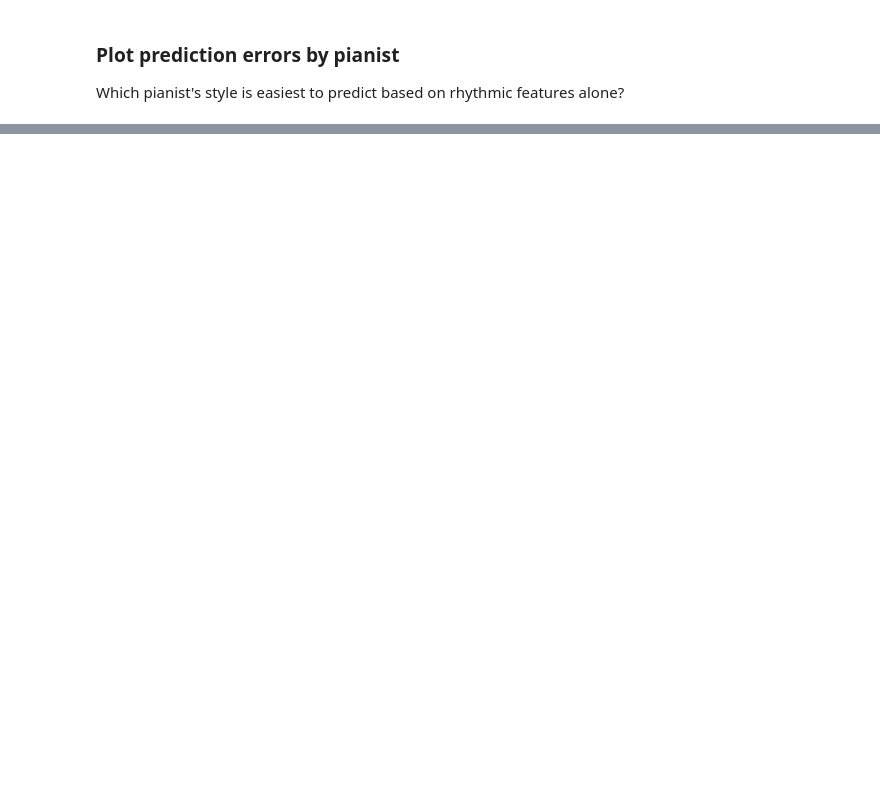
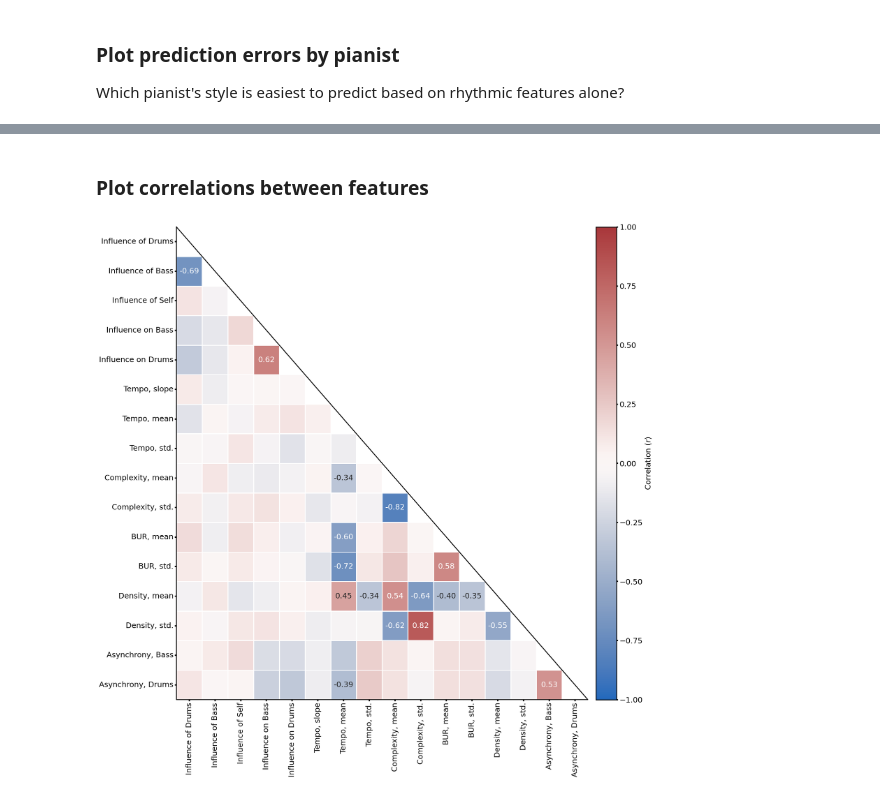
Before and after one commit to HuwCheston/Jazz-Trio-Database, a Jupyter notebook: notebooks/0.1-cheston-random-forest-features.ipynb, the cells around one changed output, grey strips where cells are left out. Saved outputs shown, nothing was run; the diff lists cells and outputs as text; code cells hidden in the pictures; blank space fills up the shorter version.

```diff
--- a/notebooks/0.1-cheston-random-forest-features.ipynb
+++ b/notebooks/0.1-cheston-random-forest-features.ipynb
@@ -474,0 +510,70 @@ plt.show()
+# %% [markdown]
+### Plot correlations between features
+# %%
+class HeatMapFeatureCorrelation(vutils.BasePlot):
+    col_mapping = {
+        'bur_mean': 'BUR, mean',
+        'ed_per_second_mean': 'Density, mean',
+        'rolling_std_median': 'Tempo, std.',
+        'entropy_median': 'Complexity, mean',
+        'entropy_mean': 'Complexity, mean',
+        'entropy_std': 'Complexity, std.',
+        'tempo': 'Tempo, mean',
+        'ed_per_second_std': 'Density, std.',
+        'coupling_bass': 'Influence of Bass',
+        'bass_async_mean_pairwise_asynchrony': 'Asynchrony, Bass',
+        'drums_async_mean_pairwise_asynchrony': 'Asynchrony, Drums',
+        'tempo_slope': 'Tempo, slope',
+        'mean_relative_asynchrony': 'Asynchrony, Group',
+        'bur_std': 'BUR, std.',
+        'self_coupling': 'Influence of Self',
+        'coupling_drums_piano': 'Influence on Drums',
+        'coupling_bass_piano': 'Influence on Bass',
+        'coupling_drums': 'Influence of Drums'
+    }
+    def __init__(self, features: pd.DataFrame, **kwargs):
+        self.corpus_title = 'corpus_chronology'
+        self.df = features
+        super().__init__(figure_title=fr'random_forest_plots\heatmap_feature_correlations_{self.corpus_title}', **kwargs)
+        self.fig = plt.figure(figsize=(vutils.WIDTH, vutils.WIDTH))
+        self.gs0 = mpl.gridspec.GridSpec(1, 2, width_ratios=[40, 1], hspace=0.0)
+        self.ax = self.fig.add_subplot(gs0[0])
+        self.cax = self.fig.add_subplot(gs0[1])
+
+    def _create_plot(self):
+        corr = self.df.rename(columns=self.col_mapping).corr()
+        matrix = np.triu(corr)
+        g = sns.heatmap(
+            corr, cbar_ax=self.cax, ax=self.ax, cmap='vlag', mask=matrix, vmin=-1, vmax=1, annot=True,
+            fmt='.2f', annot_kws={'size': vutils.FONTSIZE}, cbar_kws={'label': 'Correlation ($r$)'},
+            linecolor=vutils.WHITE, linewidths=vutils.LINEWIDTH/2,
+        )
+        s = len(corr)
+        g.plot([0, s, 0, 0], [0, s, s, 0], clip_on=False, color=vutils.BLACK, lw=vutils.LINEWIDTH)
+        return g
+
+    def _format_cax(self):
+        self.cax.tick_params(axis='both', width=vutils.TICKWIDTH, color=vutils.BLACK)
+        for spine in self.cax.spines:
+            self.cax.spines[spine].set_color(vutils.BLACK)
+            self.cax.spines[spine].set_linewidth(vutils.LINEWIDTH)
+
+    def _format_corr_labels(self, lim: float = 1/3):
+        for t in self.ax.texts:
+            if abs(float(t.get_text())) > lim:
+                t.set_text(t.get_text())
+            else:
+                t.set_text('')
+
+    def _format_ax(self):
+        self.ax.tick_params(axis='both', width=vutils.TICKWIDTH, color=vutils.BLACK)
+        self._format_cax()
+        self._format_corr_labels()
+
+    def _format_fig(self):
+        self.fig.tight_layout()
+
+HeatMapFeatureCorrelation(X).create_plot()
+plt.show()
+# %% [output]
+[figure, added]
```
Also changed, not shown: parts of 24 cells of this notebook, 2 other files.
